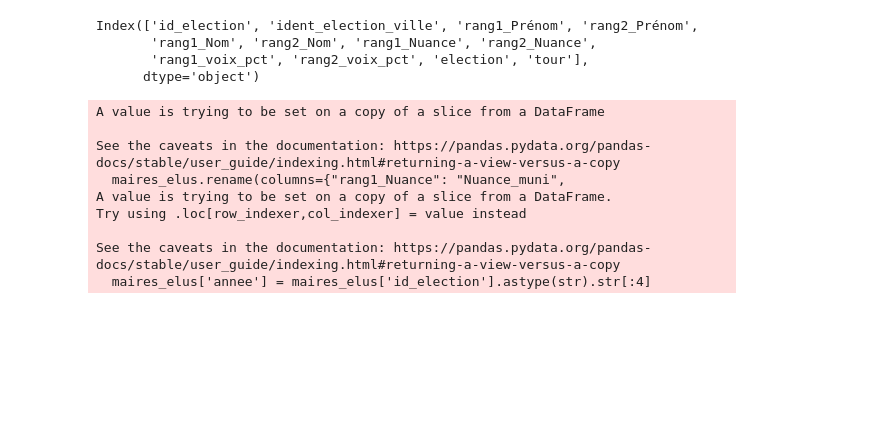
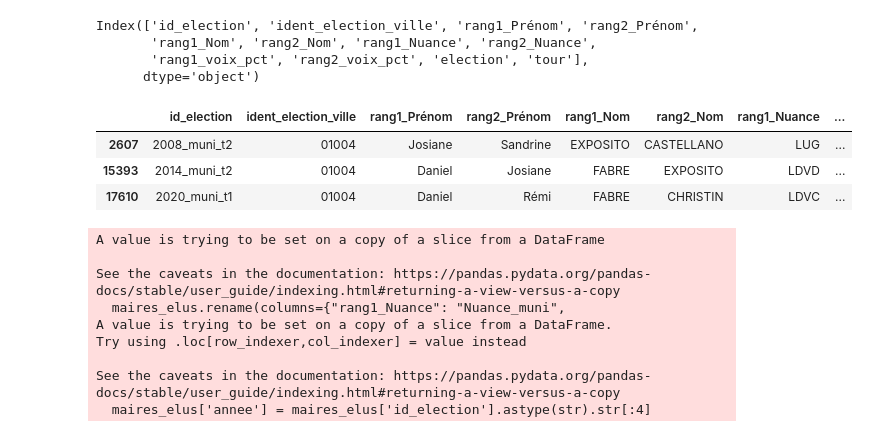
Before and after one commit to xdalp/projet3A, a Jupyter notebook: vote.ipynb, the cells around one changed output. Saved outputs shown, nothing was run; the diff lists cells and outputs as text; code cells hidden in the pictures; blank space fills up the shorter version.

```diff
--- a/vote.ipynb
+++ b/vote.ipynb
@@ -540,6 +527,13 @@ Index(['id_election', 'ident_election_ville', 'rang1_Prénom', 'rang2_Prénom',
        'rang1_Nom', 'rang2_Nom', 'rang1_Nuance', 'rang2_Nuance',
        'rang1_voix_pct', 'rang2_voix_pct', 'election', 'tour'],
       dtype='object')
+# %%
+donnees_muni_wide[donnees_muni_wide['ident_election_ville'] == "01004"]
+# %% [output]
+|  | id_election | ident_election_ville | rang1_Prénom | rang2_Prénom | rang1_Nom | rang2_Nom | rang1_Nuance | ... |
+| 2607 | 2008_muni_t2 | 01004 | Josiane | Sandrine | EXPOSITO | CASTELLANO | LUG | ... |
+| 15393 | 2014_muni_t2 | 01004 | Daniel | Josiane | FABRE | EXPOSITO | LDVD | ... |
+| 17610 | 2020_muni_t1 | 01004 | Daniel | Rémi | FABRE | CHRISTIN | LDVC | ... |
 # %%
 maires_elus = donnees_muni_wide[['id_election', 'ident_election_ville', 'rang1_Prénom',
        'rang1_Nom', 'rang1_Nuance',
```
Also changed, not shown: parts of 11 cells of this notebook, 1 other file.
